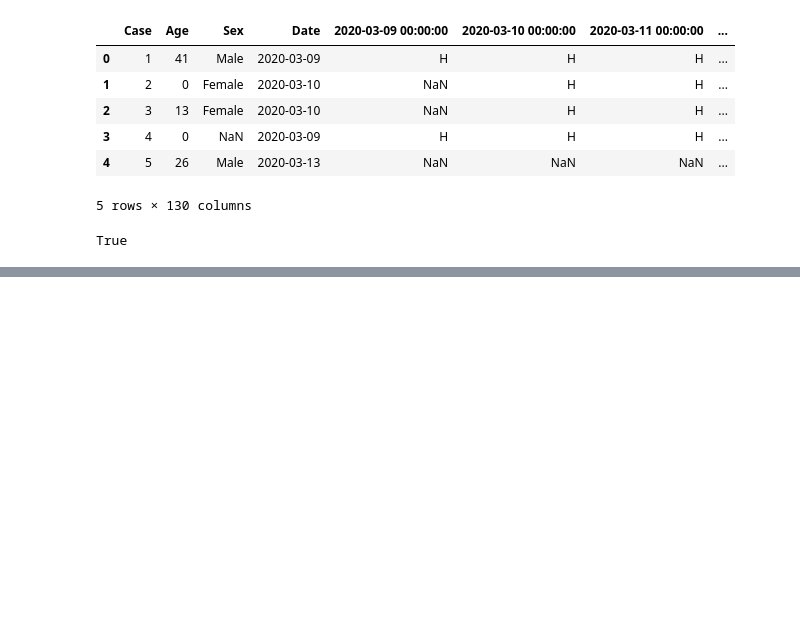
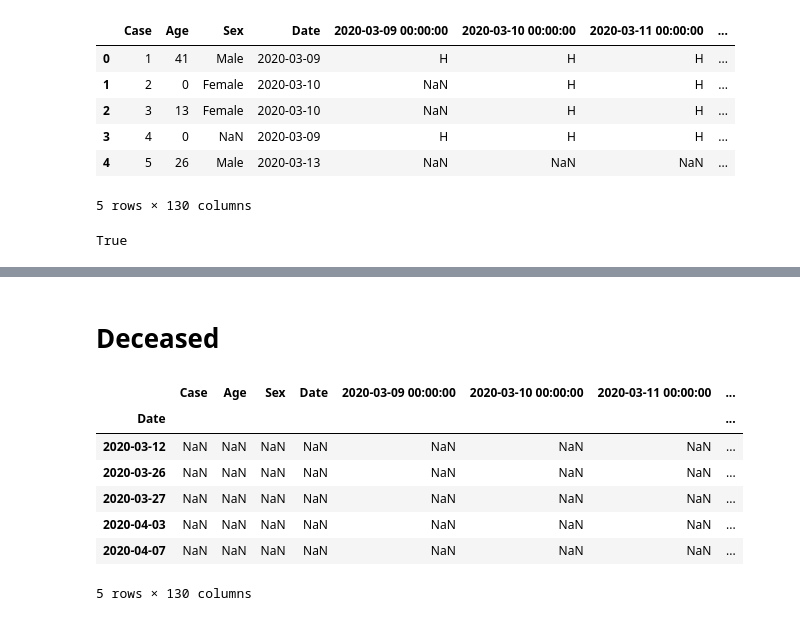
Before and after one commit to vntkumar8/covid-survival, a Jupyter notebook: Survival Analysis.ipynb, the cells around one changed output, grey strips where cells are left out. Drawn from its saved outputs; the diff is of its cells as text; code cells hidden in the pictures; blank space fills up the shorter version.

```diff
--- a/Survival Analysis.ipynb
+++ b/Survival Analysis.ipynb
@@ -73,0 +185,19 @@ True
+# %% [markdown]
+# Deceased
+# %%
+df3 = df.isin(['D']).copy()
+df3.index = df['Date']
+df3 = df3[df3==True]
+df3.dropna(axis=0,how='all', inplace=True)
+temp = df3.idxmax(axis=1)
+# %%
+df3.head()
+# %% [output]
+|  | Case | Age | Sex | Date | 2020-03-09 00:00:00 | 2020-03-10 00:00:00 | 2020-03-11 00:00:00 | ... |
+| Date |  |  |  |  |  |  |  | ... |
+| 2020-03-12 | NaN | NaN | NaN | NaN | NaN | NaN | NaN | ... |
+| 2020-03-26 | NaN | NaN | NaN | NaN | NaN | NaN | NaN | ... |
+| 2020-03-27 | NaN | NaN | NaN | NaN | NaN | NaN | NaN | ... |
+| 2020-04-03 | NaN | NaN | NaN | NaN | NaN | NaN | NaN | ... |
+| 2020-04-07 | NaN | NaN | NaN | NaN | NaN | NaN | NaN | ... |
+5 rows × 130 columns
```
Also changed, not shown: parts of 22 cells of this notebook.
